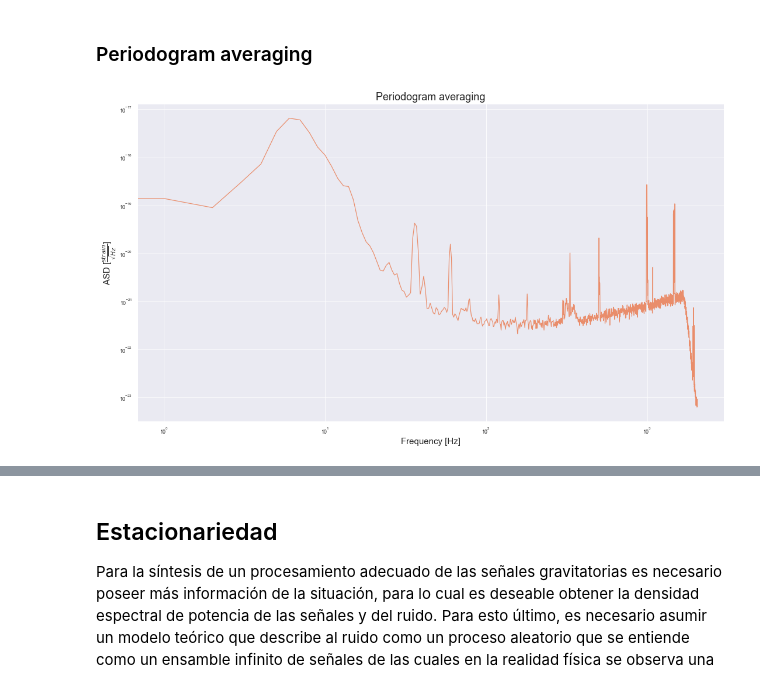
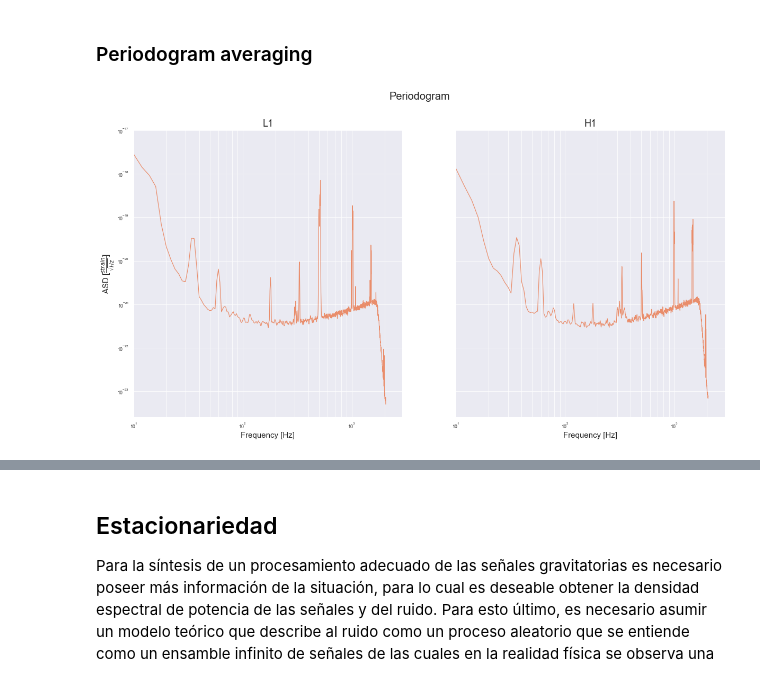
Before and after one commit to asp-image-dsp/asp-tp1, a Jupyter notebook: notebooks/report.ipynb, the cells around one changed output, grey strips where cells are left out. Saved outputs shown, nothing was run; the diff lists cells and outputs as text; code cells hidden in the pictures.

Commit message:
Finish smoothing conclusion, averaging halfway

```diff
--- a/notebooks/report.ipynb
+++ b/notebooks/report.ipynb
@@ -206,20 +208,25 @@ def plot_dual_asd(l1_psd, h1_psd, fs, title):
 
     # Plot the amplitude spectral density
     fig, ax = plt.subplots(1, 2, figsize=(20,10), sharey=True)
-    fig.suptitle(title)
+    fig.suptitle(title, fontsize=20)
 
     ax[0].loglog(np.linspace(0, fs / 2, num=len(l1_psd)), np.sqrt(l1_psd))
     ax[0].set_title('L1', fontsize=18)
     ax[0].set_xlabel('Frequency [Hz]', fontsize=15)
     ax[0].set_ylabel('ASD [$\\frac{strain}{\sqrt{Hz}}$]', fontsize=15)
     ax[0].autoscale(True, axis='y')
-    ax[0].grid()
+    ax[0].grid(which='both', axis='x')
+    ax[0].grid(which='major', axis='y')
+    ax[0].set_xlim(left=10)
 
     ax[1].loglog(np.linspace(0, fs / 2, num=len(h1_psd)), np.sqrt(h1_psd))
     ax[1].set_title('H1', fontsize=18)
     ax[1].set_xlabel('Frequency [Hz]', fontsize=15)
     ax[1].autoscale(True, axis='y')
-    ax[1].grid()
+    ax[1].grid(which='both', axis='x')
+    ax[1].grid(which='major', axis='y')
+    ax[1].set_xlim(left=10)
+
 
     plt.show()
 # %% [markdown]
@@ -333,7 +349,7 @@ plot_dual_asd(l1_32_psd_smoothing, h1_32_psd_smoothing, 1 / h1_32_ts, 'Periodogr
 # %%
 # Compute the periodogram and plot it
 N = 61000
-L = N
+L = N-1
 h1_32_psd_smoothing = periodogram_smoothing(h1_32_samples[0:N], L, window='parzen')
 l1_32_psd_smoothing = periodogram_smoothing(l1_32_samples[0:N], L, window='parzen')
 plot_dual_asd(l1_32_psd_smoothing, h1_32_psd_smoothing, 1 / h1_32_ts, 'Periodogram')
@@ -388,7 +409,13 @@ def periodogram_averaging(x: np.array, window_size: int, overlap: float = 0.0, w
     return periodograms.sum(axis=0) / K
 # %%
 # Compute the periodogram and plot it
-h1_32_psd_averaging = periodogram_averaging(h1_32_samples[0:50000], 4096, 0.2, window='hanning')
-plot_asd(h1_32_psd_averaging, 1 / h1_32_ts, f'Periodogram averaging')
+N = 61000
+L = 2048
+overlapping=0.2
+window='hanning'
+
+h1_32_psd_averaging = periodogram_averaging(h1_32_samples[0:N], L, overlapping, window)
+l1_32_psd_averaging = periodogram_averaging(l1_32_samples[0:N], L, overlapping, window)
+plot_dual_asd(l1_32_psd_averaging, h1_32_psd_averaging, 1 / h1_32_ts, 'Periodogram')
 # %% [output]
-[figure, old version]
+[figure, new version]
```
Also changed, not shown: parts of 15 cells of this notebook.
